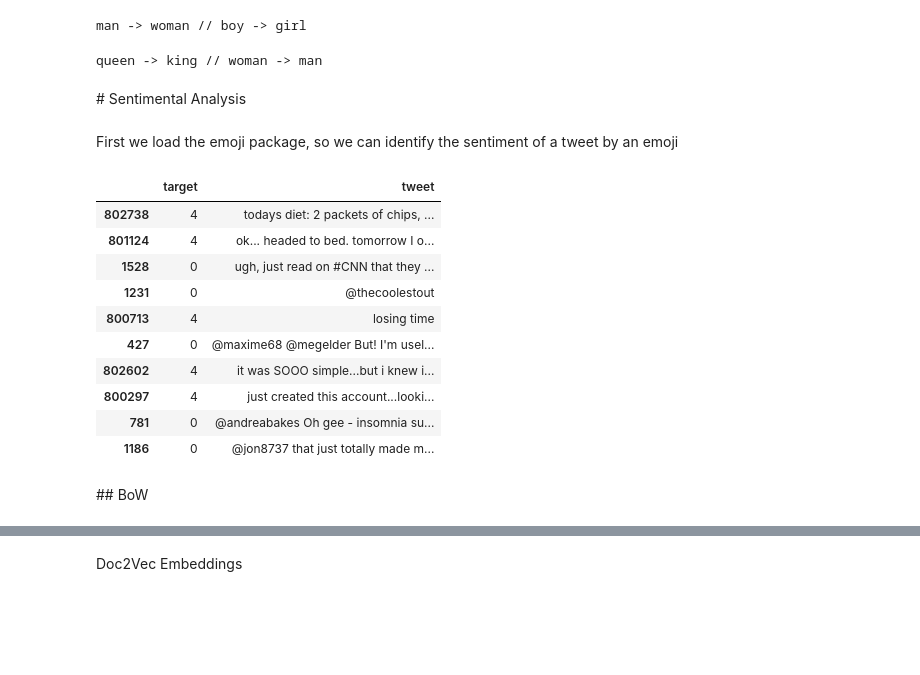
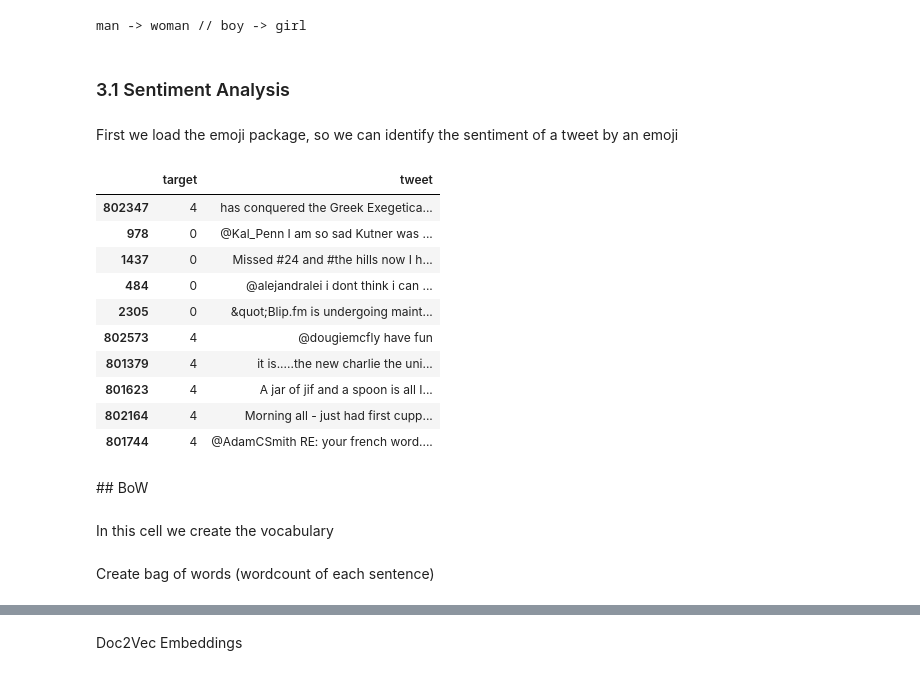
Before and after one commit to persas/intro-to-nlp, a Jupyter notebook: Thursdays brown bag meeting, NLP.ipynb, the cells around one changed output, grey strips where cells are left out. Saved outputs shown, nothing was run; the diff lists cells and outputs as text; code cells hidden in the pictures; blank space fills up the shorter version.

```diff
--- a/Thursdays brown bag meeting, NLP.ipynb
+++ b/Thursdays brown bag meeting, NLP.ipynb
@@ -295,12 +305,7 @@ analogy_words = ['man', 'woman', 'boy']
 print ('{} -> {} // {} -> {}'.format( *analogy_words, analogy(*analogy_words,fasttext)))
 # %% [output]
 man -> woman // boy -> girl
-# %%
-analogy_words = ['queen', 'king', 'woman']
-print ('{} -> {} // {} -> {}'.format( *analogy_words, analogy(*analogy_words,fasttext)))
-# %% [output]
-queen -> king // woman -> man
 # %% [markdown]
-# Sentimental Analysis
+### 3.1 Sentiment Analysis
 # %% [markdown]
 First we load the emoji package, so we can identify the sentiment of a tweet by an emoji
@@ -314,30 +316,34 @@ emojify = {
 }
 # %%
 # Load tweets dataset
-tweets = pd.read_csv('./data/trainingset.csv', encoding = "ISO-8859-1", error_bad_lines=False, header=None)[[0, 5]]
+tweets = pd.read_csv('./data/training.1600000.processed.noemoticon.csv', encoding = "ISO-8859-1", error_bad_lines=False, header=None)[[0, 5]]
 tweets.columns = ['target', 'tweet']
 positive_t = tweets[tweets.target == 4]
 negative_t = tweets[tweets.target == 0]
+
+# This type of sample selection could bias the modeling samlpe
 train_df = pd.concat([positive_t.head(3000), negative_t.head(3000)])
-train_df = train_df.sample(train_df.shape[0])
+train_df = train_df.sample(train_df.shape[0], random_state=8)
 train_df.sample(10)
 # %% [output]
 |  | target | tweet |
-| 802738 | 4 | todays diet: 2 packets of chips, ... |
-| 801124 | 4 | ok... headed to bed. tomorrow I o... |
-| 1528 | 0 | ugh, just read on #CNN that they ... |
-| 1231 | 0 | @thecoolestout |
-| 800713 | 4 | losing time |
-| 427 | 0 | @maxime68 @megelder But! I'm usel... |
-| 802602 | 4 | it was SOOO simple...but i knew i... |
-| 800297 | 4 | just created this account...looki... |
-| 781 | 0 | @andreabakes Oh gee - insomnia su... |
-| 1186 | 0 | @jon8737 that just totally made m... |
+| 802347 | 4 | has conquered the Greek Exegetica... |
+| 978 | 0 | @Kal_Penn I am so sad Kutner was ... |
+| 1437 | 0 | Missed #24 and #the hills now I h... |
+| 484 | 0 | @alejandralei i dont think i can ... |
+| 2305 | 0 | &quot;Blip.fm is undergoing maint... |
+| 802573 | 4 | @dougiemcfly have fun |
+| 801379 | 4 | it is.....the new charlie the uni... |
+| 801623 | 4 | A jar of jif and a spoon is all I... |
+| 802164 | 4 | Morning all - just had first cupp... |
+| 801744 | 4 | @AdamCSmith RE: your french word.... |
 # %%
 # We generate the universe of sentences from a random sample of the dataset:
 universe_of_sentences = train_df.tweet.values
 # %% [markdown]
 ## BoW
+# %% [markdown]
+In this cell we create the vocabulary
 # %%
 # Create the vocabulary object and obtain the bag of word representation
 all_sentences = []
@@ -346,5 +352,7 @@ for sentence in tqdm(universe_of_sentences):
     all_sentences.append(w_sentence)
 dct = Dictionary(all_sentences)
+# %% [markdown]
+Create bag of words (wordcount of each sentence)
 # %%
 records = []
 record = dict.fromkeys(list(dct.values()), 0)
```
Also changed, not shown: parts of 31 cells of this notebook.
